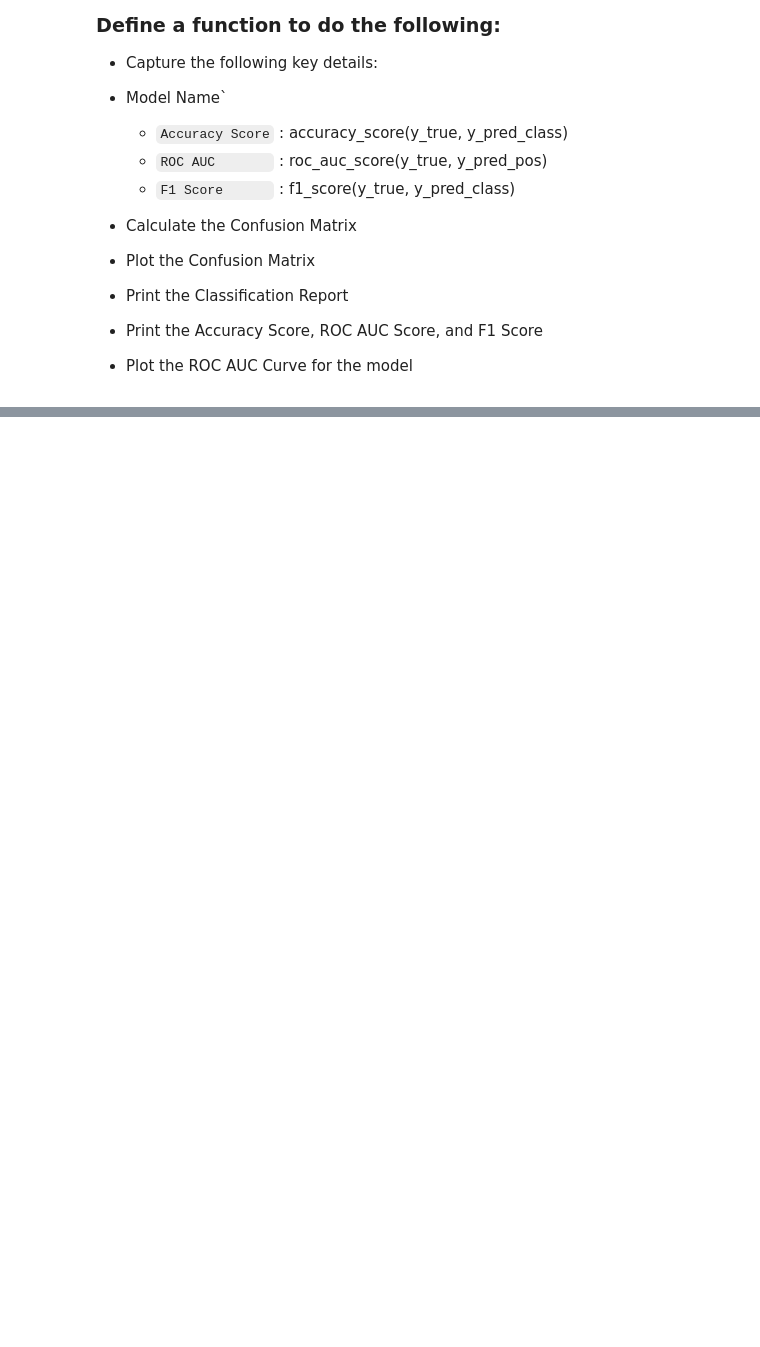
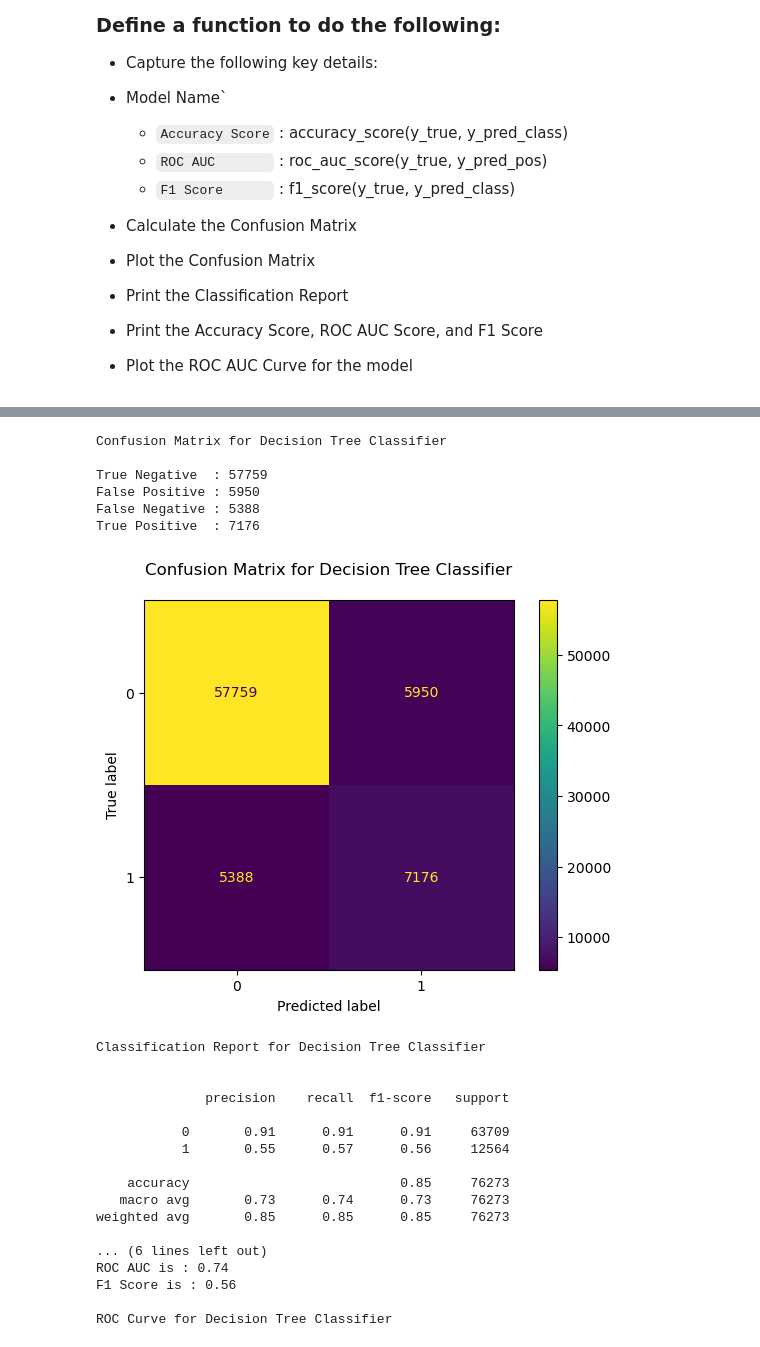
Before and after one commit to FerndzJoe/FerndzJoe, a Jupyter notebook: supervised-machine-learning-models-insurance-data.ipynb, the cells around one changed output, grey strips where cells are left out. Drawn from its saved outputs; the diff is of its cells as text; code cells hidden in the pictures; blank space fills up the shorter version.

```diff
--- a/supervised-machine-learning-models-insurance-data.ipynb
+++ b/supervised-machine-learning-models-insurance-data.ipynb
@@ -553,0 +728,42 @@ def record_and_print_scores(model_name, test_result, pred_result, proba_val):
+# %%
+# Create the Model
+
+dtree = DecisionTreeClassifier()
+
+# Train and Fit the model using model.fit
+dtree.fit(X_train, y_train)
+
+# Predict the results for the Test data
+y_pred = dtree.predict(X_test)
+
+# Find the Prediction Probability of the Test data
+y_pred_proba = dtree.predict_proba(X_test)[:,1]
+# %%
+# Call the function record and plot the Confusion Matrix and ROC Curve
+
+record_and_print_scores('Decision Tree Classifier', y_test, y_pred, y_pred_proba)
+# %% [output]
+Confusion Matrix for Decision Tree Classifier
+
+True Negative  : 57759
+False Positive : 5950
+False Negative : 5388
+True Positive  : 7176
+[figure, added]
+Classification Report for Decision Tree Classifier
+
+
+              precision    recall  f1-score   support
+
+           0       0.91      0.91      0.91     63709
+           1       0.55      0.57      0.56     12564
+
+    accuracy                           0.85     76273
+   macro avg       0.73      0.74      0.73     76273
+weighted avg       0.85      0.85      0.85     76273
+
+... (6 lines left out)
+ROC AUC is : 0.74
+F1 Score is : 0.56
+
+ROC Curve for Decision Tree Classifier
```
Also changed, not shown: parts of 42 cells of this notebook.
